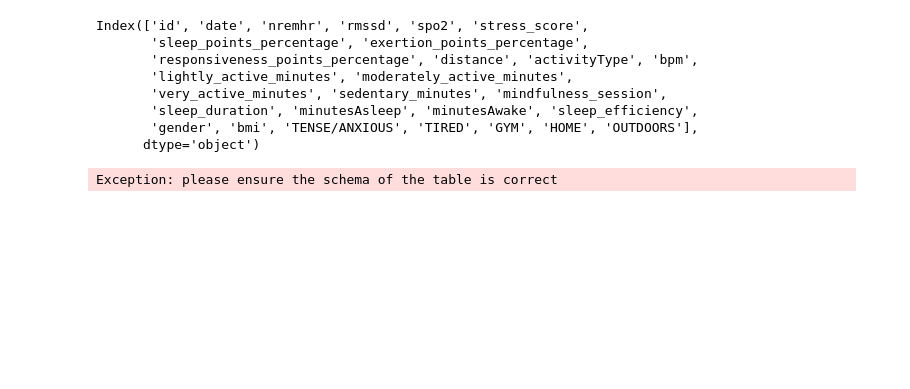
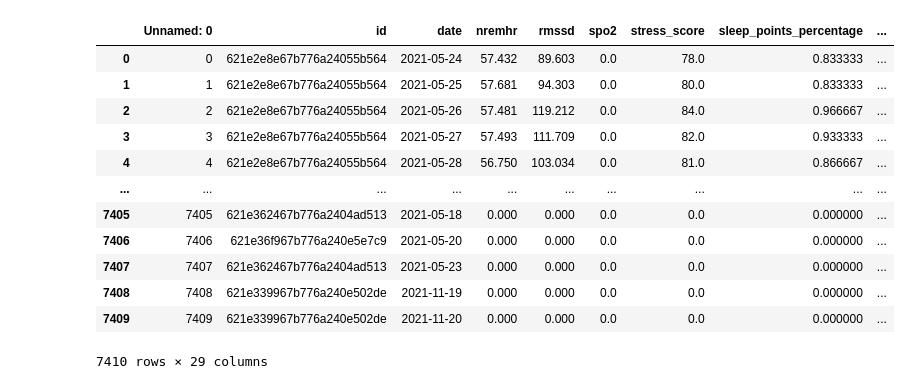
Before and after one commit to j-miskill/evo-life, a Jupyter notebook: src/sandbox.ipynb, the cells around one changed output. Cells and saved outputs as stored; diff of their text form; code cells hidden in the pictures; blank space fills up the shorter version.

```diff
--- a/src/sandbox.ipynb
+++ b/src/sandbox.ipynb
@@ -13,13 +13,4 @@ from helper import GenomeCreator
 gc = GenomeCreator()
 path_to_daily_csv = "~/class/f24/cbm/evo-life/prepped/daily.csv"
 gc.load_data_from_csv(path = path_to_daily_csv)
+tmp_genome = gc.create_genome_for_individual(id="621e32e667b776a2406d2f1c")
-# %% [output]
-Index(['id', 'date', 'nremhr', 'rmssd', 'spo2', 'stress_score',
-       'sleep_points_percentage', 'exertion_points_percentage',
-       'responsiveness_points_percentage', 'distance', 'activityType', 'bpm',
-       'lightly_active_minutes', 'moderately_active_minutes',
-       'very_active_minutes', 'sedentary_minutes', 'mindfulness_session',
-       'sleep_duration', 'minutesAsleep', 'minutesAwake', 'sleep_efficiency',
-       'gender', 'bmi', 'TENSE/ANXIOUS', 'TIRED', 'GYM', 'HOME', 'OUTDOORS'],
-      dtype='object')
-Exception: please ensure the schema of the table is correct
@@ -28,3 +17,19 @@ gc.create_genome_for_individual(id="621e32e667b776a2406d2f1c")
+# %%
+pd.read_csv("~/class/f24/cbm/evo-life/prepped/daily.csv")
+# %% [output]
+|  | Unnamed: 0 | id | date | nremhr | rmssd | spo2 | stress_score | sleep_points_percentage | ... |
+| 0 | 0 | 621e2e8e67b776a24055b564 | 2021-05-24 | 57.432 | 89.603 | 0.0 | 78.0 | 0.833333 | ... |
+| 1 | 1 | 621e2e8e67b776a24055b564 | 2021-05-25 | 57.681 | 94.303 | 0.0 | 80.0 | 0.833333 | ... |
+| 2 | 2 | 621e2e8e67b776a24055b564 | 2021-05-26 | 57.481 | 119.212 | 0.0 | 84.0 | 0.966667 | ... |
+| 3 | 3 | 621e2e8e67b776a24055b564 | 2021-05-27 | 57.493 | 111.709 | 0.0 | 82.0 | 0.933333 | ... |
+| 4 | 4 | 621e2e8e67b776a24055b564 | 2021-05-28 | 56.750 | 103.034 | 0.0 | 81.0 | 0.866667 | ... |
+| ... | ... | ... | ... | ... | ... | ... | ... | ... | ... |
+| 7405 | 7405 | 621e362467b776a2404ad513 | 2021-05-18 | 0.000 | 0.000 | 0.0 | 0.0 | 0.000000 | ... |
+| 7406 | 7406 | 621e36f967b776a240e5e7c9 | 2021-05-20 | 0.000 | 0.000 | 0.0 | 0.0 | 0.000000 | ... |
+| 7407 | 7407 | 621e362467b776a2404ad513 | 2021-05-23 | 0.000 | 0.000 | 0.0 | 0.0 | 0.000000 | ... |
+| 7408 | 7408 | 621e339967b776a240e502de | 2021-11-19 | 0.000 | 0.000 | 0.0 | 0.0 | 0.000000 | ... |
+| 7409 | 7409 | 621e339967b776a240e502de | 2021-11-20 | 0.000 | 0.000 | 0.0 | 0.0 | 0.000000 | ... |
+7410 rows × 29 columns
 # %%
 daily = pd.read_csv("~/class/f24/cbm/evo-life/data/rais_anonymized/csv_rais_anonymized/daily_fitbit_sema_df_unprocessed.csv")
 hourly = pd.read_csv("~/class/f24/cbm/evo-life/data/rais_anonymized/csv_rais_anonymized/hourly_fitbit_sema_df_unprocessed.csv")
```
Also changed, not shown: parts of 9 cells of this notebook, 3 other files.
